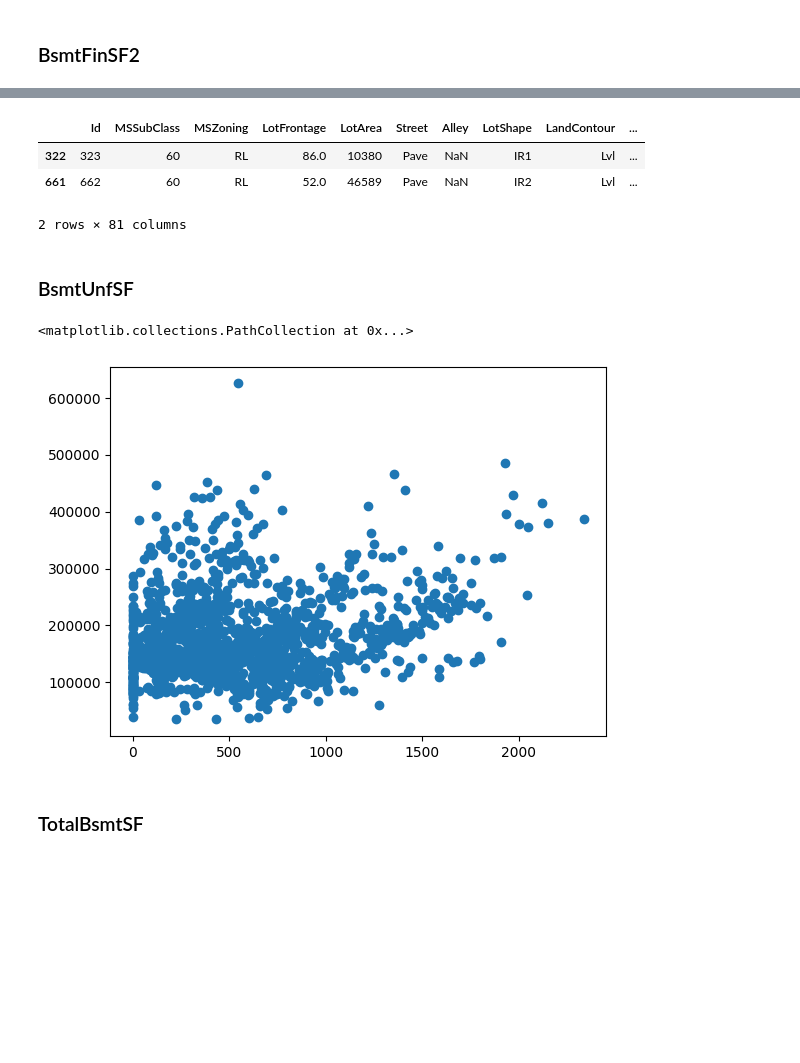
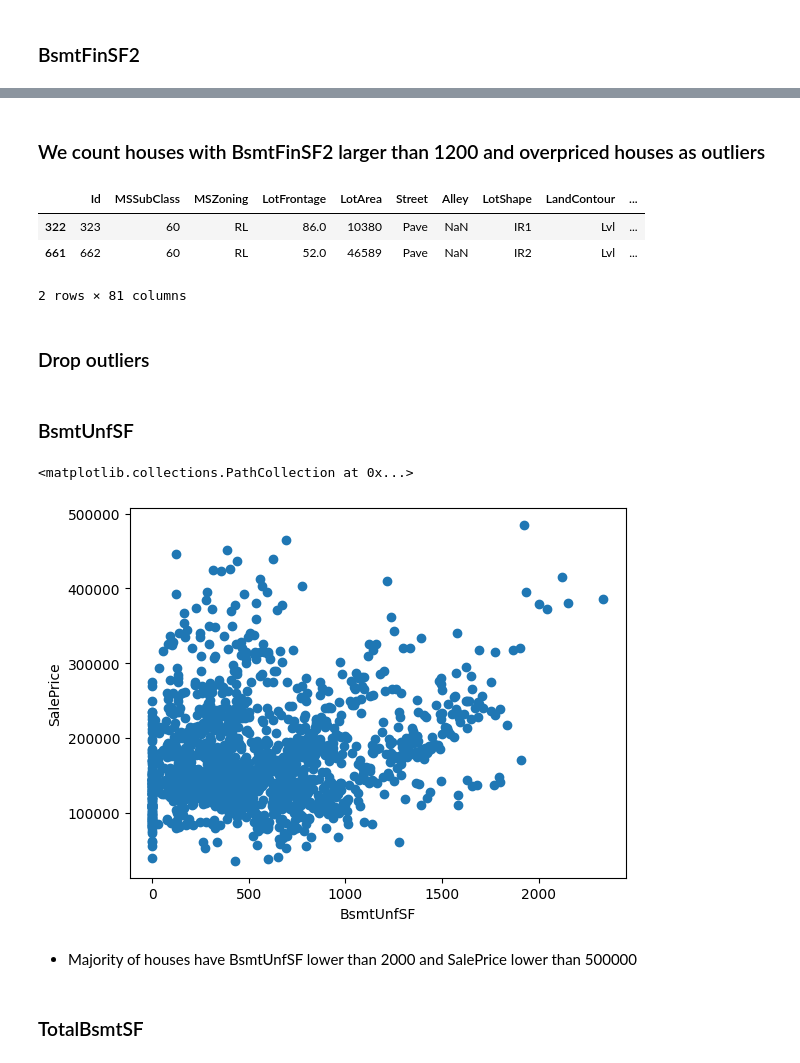
Before and after one commit to Hoangnhan1708/house-price-advanced-regression-techniques, a Jupyter notebook: notebooks/data-exploration.ipynb, the cells around one changed output, grey strips where cells are left out. Cells and saved outputs as stored; diff of their text form; code cells hidden in the pictures; blank space fills up the shorter version.

Commit message:
added insights to exploration and visualization

```diff
--- a/notebooks/data-exploration.ipynb
+++ b/notebooks/data-exploration.ipynb
@@ -413,3 +492,5 @@ plt.scatter( x= 'BsmtFinSF2',y ='SalePrice', data= df_train)
+# %% [markdown]
+### We count houses with BsmtFinSF2 larger than 1200 and overpriced houses as outliers
 # %%
 df_train.query('(BsmtFinSF2 > 1400) | (BsmtFinSF2 < 200 &  BsmtFinSF2 > 100 & SalePrice > 400000)')
 # %% [output]
@@ -417,6 +498,8 @@ df_train.query('(BsmtFinSF2 > 1400) | (BsmtFinSF2 < 200 &  BsmtFinSF2 > 100 & Sa
 | 322 | 323 | 60 | RL | 86.0 | 10380 | Pave | NaN | IR1 | Lvl | ... |
 | 661 | 662 | 60 | RL | 52.0 | 46589 | Pave | NaN | IR2 | Lvl | ... |
 2 rows × 81 columns
+# %% [markdown]
+### Drop outliers
 # %%
 rows_to_drop = df_train.query('(BsmtFinSF2 > 1400) | (BsmtFinSF2 < 200 &  BsmtFinSF2 > 100 & SalePrice > 400000)').index
 
@@ -425,10 +508,14 @@ df_train.drop(rows_to_drop, inplace=True)
 # %% [markdown]
 ### BsmtUnfSF
 # %%
+plt.xlabel('BsmtUnfSF')
+plt.ylabel('SalePrice')
 plt.scatter( x= 'BsmtUnfSF',y ='SalePrice', data= df_train)
 # %% [output]
 <matplotlib.collections.PathCollection at 0x...>
-[figure, old version]
+[figure, new version]
+# %% [markdown]
+- Majority of houses have BsmtUnfSF lower than 2000 and SalePrice lower than 500000
 # %% [markdown]
 ### TotalBsmtSF
 # %%
```
Also changed, not shown: parts of 123 cells of this notebook.
